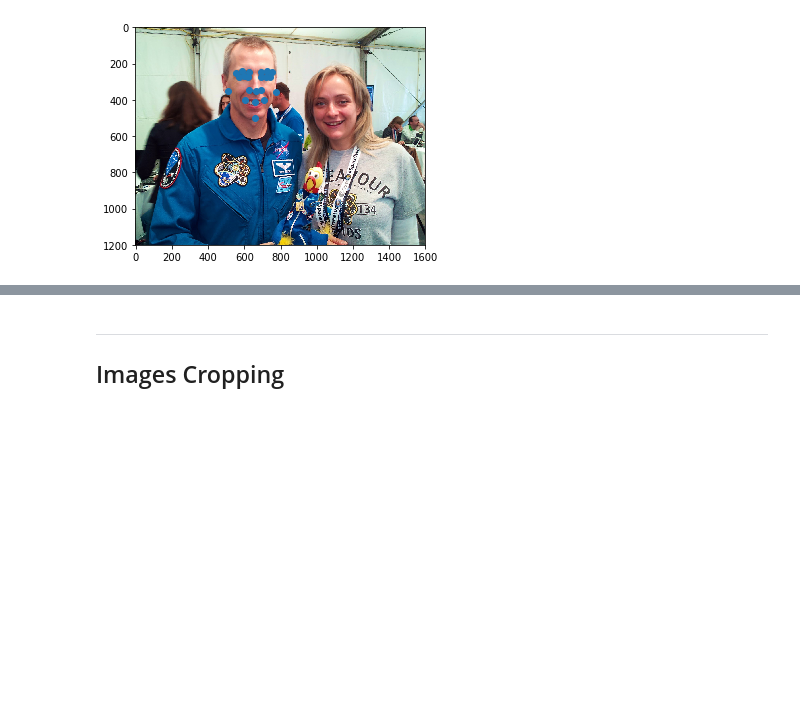
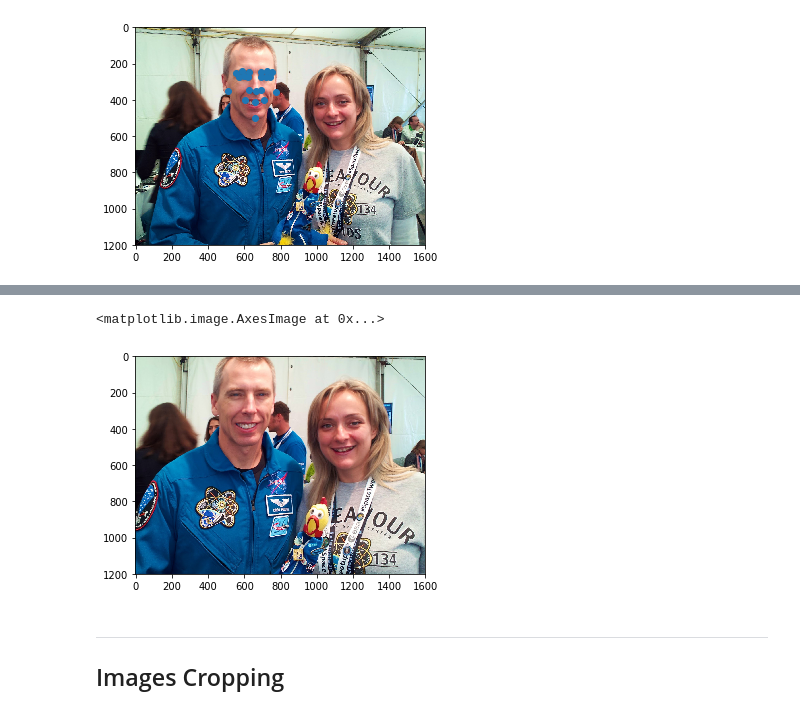
Before and after one commit to devforfu/face-landmarks-detection, a Jupyter notebook: umdfaces.ipynb, the cells around one changed output, grey strips where cells are left out. Cells and saved outputs as stored; diff of their text form; code cells hidden in the pictures; blank space fills up the shorter version.

```diff
--- a/umdfaces.ipynb
+++ b/umdfaces.ipynb
@@ -140,3 +262,15 @@ plt.scatter(test_pts[:NUM_LANDMARKS//2], test_pts[NUM_LANDMARKS//2:])
+# %%
+h, w = test_img.shape[:2]
+m = np.eye(3)
+# m = rotation_matrix(w, h, angle=10) @ m
+# m = shift_matrix(w, h, shift=0.1) @ m
+# m = mirror_matrix(w, h, horizontal=True) @ m
+m = perspective_matrix(w, h) @ m
+warped = cv.warpPerspective(test_img, m, (w, h))
+plt.imshow(warped)
+# %% [output]
+<matplotlib.image.AxesImage at 0x...>
+[figure, added]
 # %% [markdown]
 ---
 
```
Also changed, not shown: parts of 14 cells of this notebook.
